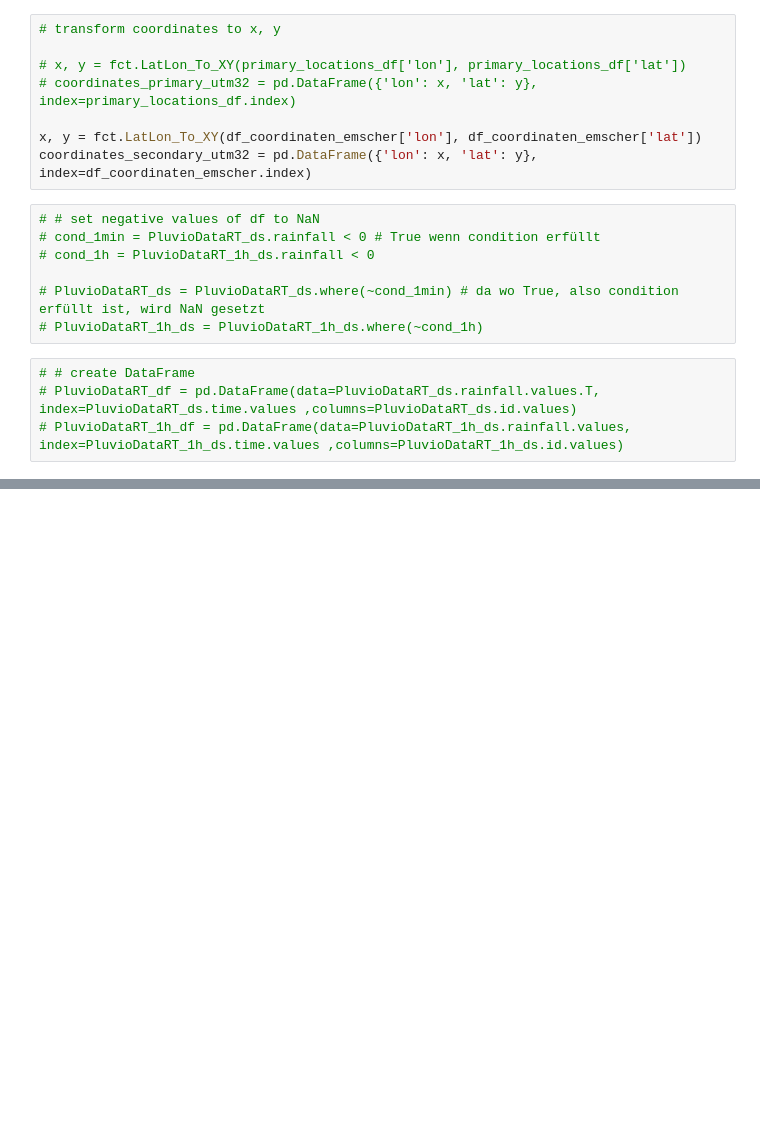
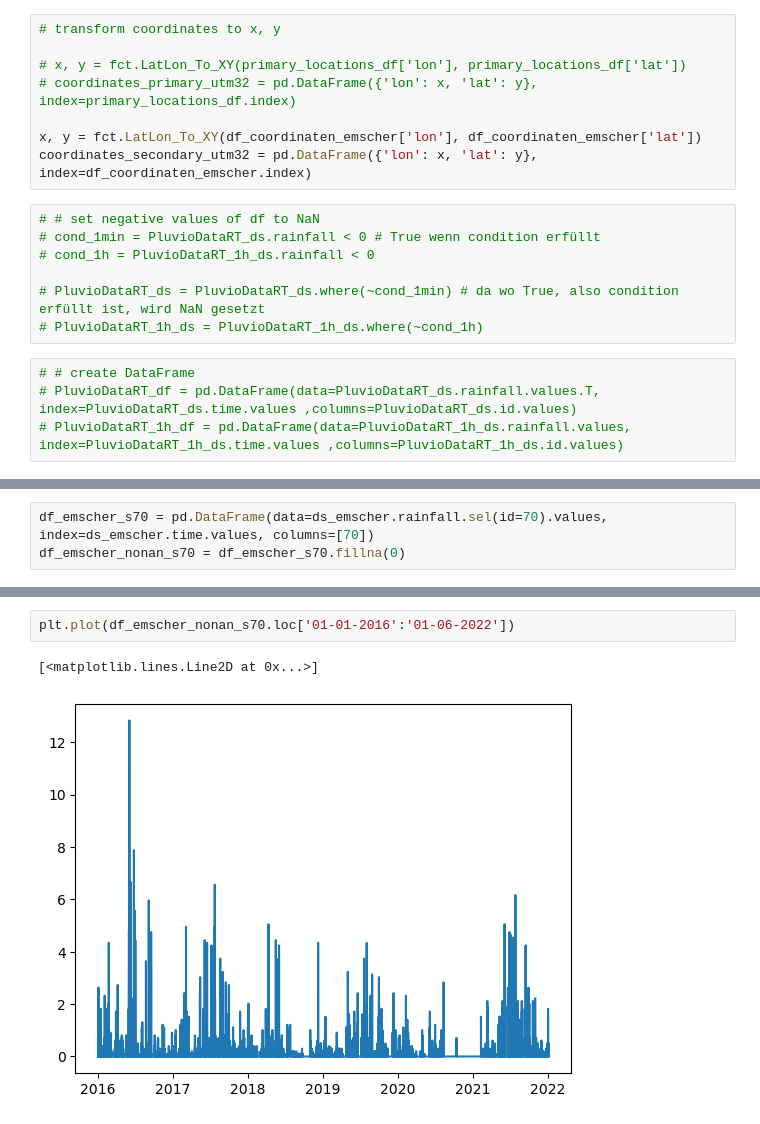
Before and after one commit to Nicholas202024/Hiwi_Code, a Jupyter notebook: Korrektur_Emscher_mit_Referenz.ipynb, the cells around one changed output, grey strips where cells are left out. Drawn from its saved outputs; the diff is of its cells as text; blank space fills up the shorter version.

```diff
--- a/Korrektur_Emscher_mit_Referenz.ipynb
+++ b/Korrektur_Emscher_mit_Referenz.ipynb
@@ -217,0 +225,3 @@ for i in range(63, 70):
+# %%
+df_emscher_s70 = pd.DataFrame(data=ds_emscher.rainfall.sel(id=70).values, index=ds_emscher.time.values, columns=[70])
+df_emscher_nonan_s70 = df_emscher_s70.fillna(0)
@@ -217,0 +333,5 @@ for i in range(63, 70):
+# %%
+plt.plot(df_emscher_nonan_s70.loc['01-01-2016':'01-06-2022'])
+# %% [output]
+[<matplotlib.lines.Line2D at 0x...>]
+[figure, added]
```
Also changed, not shown: parts of 21 cells of this notebook, 2 other files.
